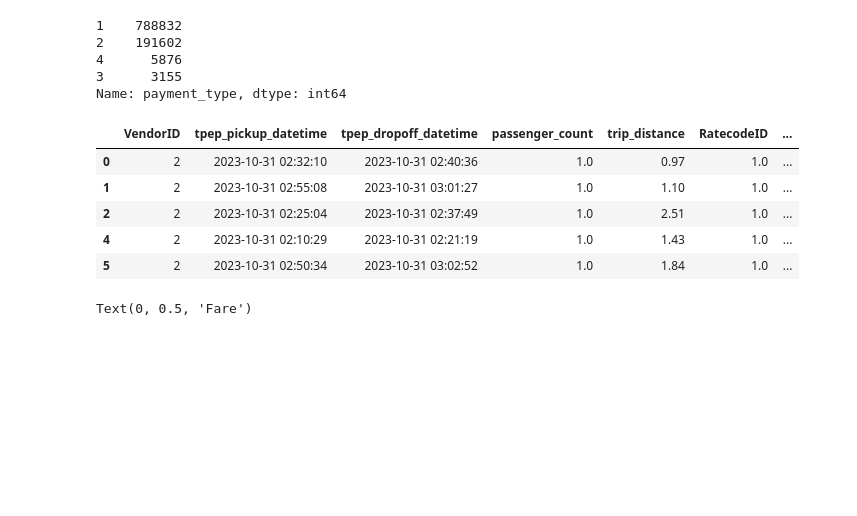
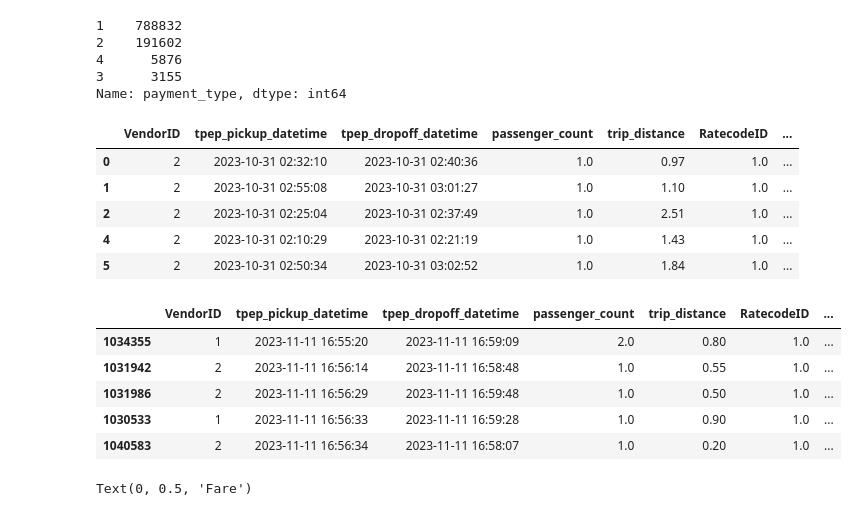
Before and after one commit to Schots/full-stack-ml-metaflow-corise-week-3, a Jupyter notebook: project/week3_maykon_schots.ipynb, the cells around one changed output. Saved outputs shown, nothing was run; the diff lists cells and outputs as text; code cells hidden in the pictures; blank space fills up the shorter version.

```diff
--- a/project/week3_maykon_schots.ipynb
+++ b/project/week3_maykon_schots.ipynb
@@ -161,6 +161,15 @@ df.head(5)
 | 2 | 2 | 2023-10-31 02:25:04 | 2023-10-31 02:37:49 | 1.0 | 2.51 | 1.0 | ... |
 | 4 | 2 | 2023-10-31 02:10:29 | 2023-10-31 02:21:19 | 1.0 | 1.43 | 1.0 | ... |
 | 5 | 2 | 2023-10-31 02:50:34 | 2023-10-31 03:02:52 | 1.0 | 1.84 | 1.0 | ... |
+# %%
+df_sorted = df.sort_values(["tpep_pickup_datetime"])
+# %% [output]
+|  | VendorID | tpep_pickup_datetime | tpep_dropoff_datetime | passenger_count | trip_distance | RatecodeID | ... |
+| 1034355 | 1 | 2023-11-11 16:55:20 | 2023-11-11 16:59:09 | 2.0 | 0.80 | 1.0 | ... |
+| 1031942 | 2 | 2023-11-11 16:56:14 | 2023-11-11 16:58:48 | 1.0 | 0.55 | 1.0 | ... |
+| 1031986 | 2 | 2023-11-11 16:56:29 | 2023-11-11 16:59:48 | 1.0 | 0.50 | 1.0 | ... |
+| 1030533 | 1 | 2023-11-11 16:56:33 | 2023-11-11 16:59:28 | 1.0 | 0.90 | 1.0 | ... |
+| 1040583 | 2 | 2023-11-11 16:56:34 | 2023-11-11 16:58:07 | 1.0 | 0.20 | 1.0 | ... |
 # %%
 fig, ax = plt.subplots(1, 1, figsize=(6, 6))
 ax.scatter(df.trip_distance, df.fare_amount, color=GREEN, alpha=0.3)
```
Also changed, not shown: parts of 2 cells of this notebook, 1 other file.
